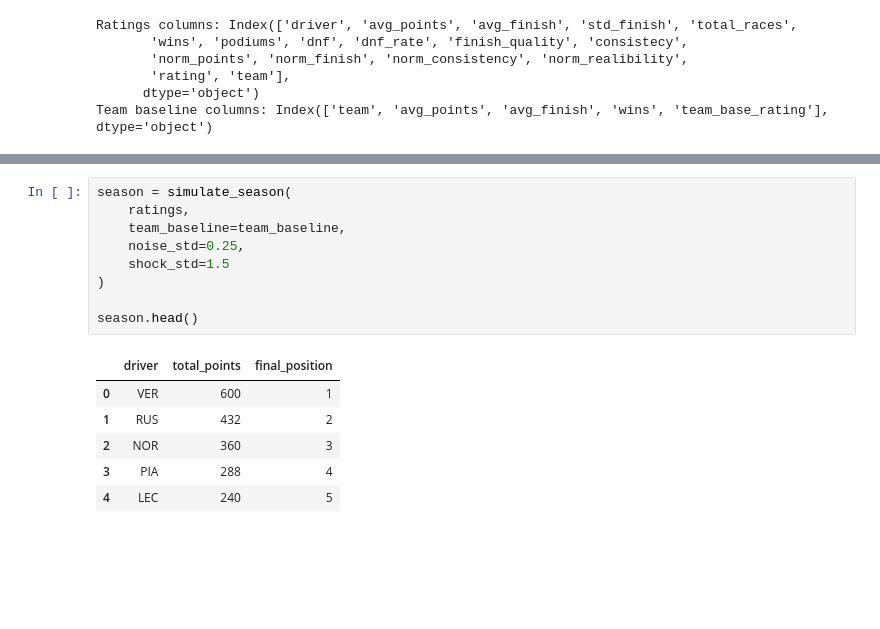
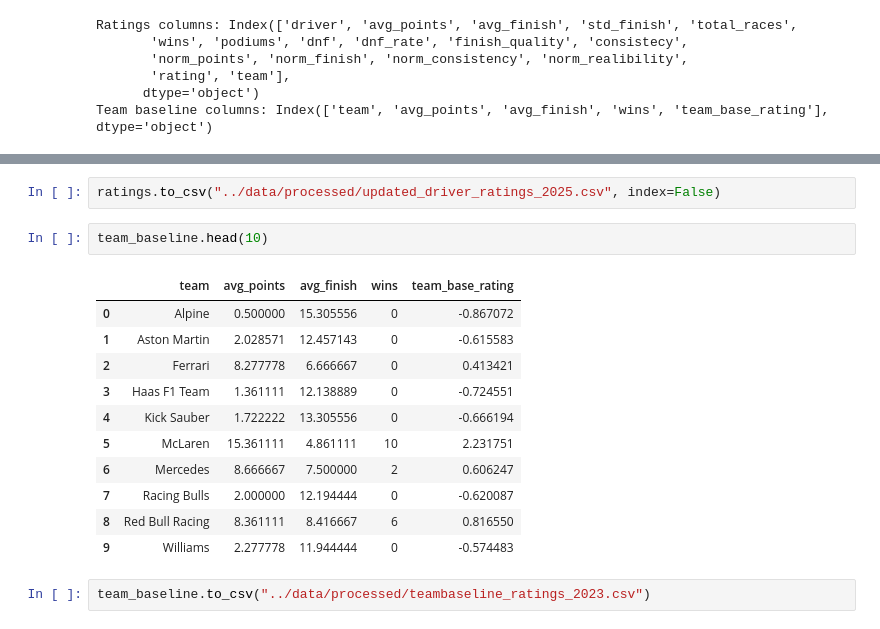
Before and after one commit to Jeanjx16Z/f1-championship-predictor, a Jupyter notebook: notebooks/01_data_exploration.ipynb, the cells around one changed output, grey strips where cells are left out. Cells and saved outputs as stored; diff of their text form; blank space fills up the shorter version.

```diff
--- a/notebooks/01_data_exploration.ipynb
+++ b/notebooks/01_data_exploration.ipynb
@@ -432,16 +402,18 @@ Name: proportion, dtype: float64
-# %%
-season = simulate_season(
-    ratings,
-    team_baseline=team_baseline,
-    noise_std=0.25,
-    shock_std=1.5
-)
-
-season.head()
-# %% [output]
-|  | driver | total_points | final_position |
-| 0 | VER | 600 | 1 |
-| 1 | RUS | 432 | 2 |
-| 2 | NOR | 360 | 3 |
-| 3 | PIA | 288 | 4 |
-| 4 | LEC | 240 | 5 |
+# %%
+ratings.to_csv("../data/processed/updated_driver_ratings_2025.csv", index=False)
+# %%
+team_baseline.head(10)
+# %% [output]
+|  | team | avg_points | avg_finish | wins | team_base_rating |
+| 0 | Alpine | 0.500000 | 15.305556 | 0 | -0.867072 |
+| 1 | Aston Martin | 2.028571 | 12.457143 | 0 | -0.615583 |
+| 2 | Ferrari | 8.277778 | 6.666667 | 0 | 0.413421 |
+| 3 | Haas F1 Team | 1.361111 | 12.138889 | 0 | -0.724551 |
+| 4 | Kick Sauber | 1.722222 | 13.305556 | 0 | -0.666194 |
+| 5 | McLaren | 15.361111 | 4.861111 | 10 | 2.231751 |
+| 6 | Mercedes | 8.666667 | 7.500000 | 2 | 0.606247 |
+| 7 | Racing Bulls | 2.000000 | 12.194444 | 0 | -0.620087 |
+| 8 | Red Bull Racing | 8.361111 | 8.416667 | 6 | 0.816550 |
+| 9 | Williams | 2.277778 | 11.944444 | 0 | -0.574483 |
+# %%
+team_baseline.to_csv("../data/processed/teambaseline_ratings_2023.csv")
```
Also changed, not shown: parts of 4 cells of this notebook.
